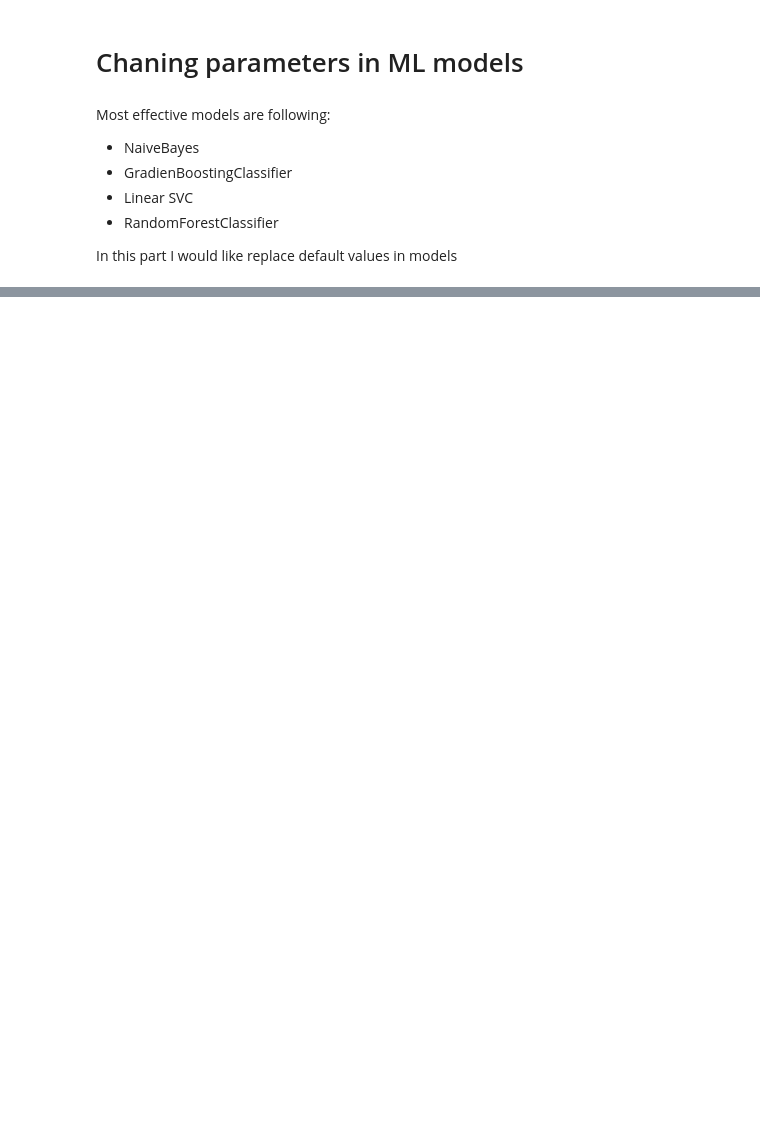
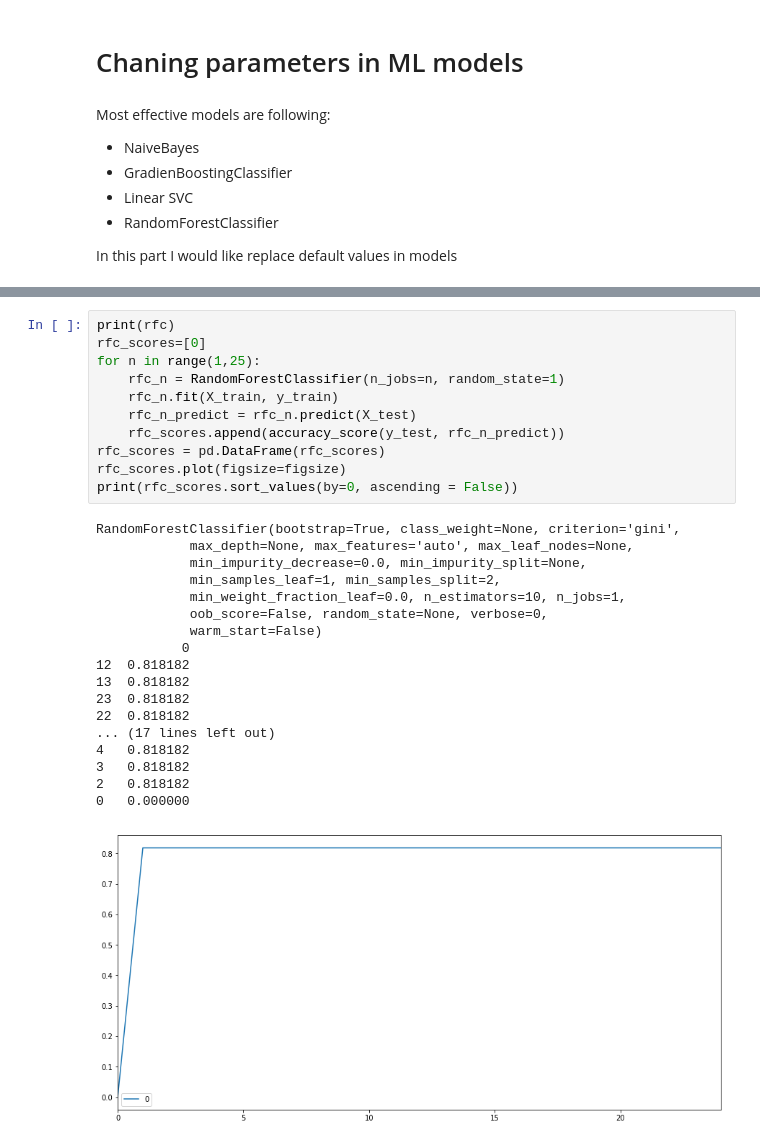
Before and after one commit to kaczikrol/Titanic_Machine_Learning_from_Disaster_kaggle, a Jupyter notebook: Titanic.ipynb, the cells around one changed output, grey strips where cells are left out. Cells and saved outputs as stored; diff of their text form; blank space fills up the shorter version.

```diff
--- a/Titanic.ipynb
+++ b/Titanic.ipynb
@@ -604,0 +687,30 @@ RandomForestClassifier(bootstrap=True, class_weight=None, criterion='gini',
+# %%
+print(rfc)
+rfc_scores=[0]
+for n in range(1,25):
+    rfc_n = RandomForestClassifier(n_jobs=n, random_state=1)
+    rfc_n.fit(X_train, y_train)
+    rfc_n_predict = rfc_n.predict(X_test)
+    rfc_scores.append(accuracy_score(y_test, rfc_n_predict))
+rfc_scores = pd.DataFrame(rfc_scores)
+rfc_scores.plot(figsize=figsize)
+print(rfc_scores.sort_values(by=0, ascending = False))
+# %% [output]
+RandomForestClassifier(bootstrap=True, class_weight=None, criterion='gini',
+            max_depth=None, max_features='auto', max_leaf_nodes=None,
+            min_impurity_decrease=0.0, min_impurity_split=None,
+            min_samples_leaf=1, min_samples_split=2,
+            min_weight_fraction_leaf=0.0, n_estimators=10, n_jobs=1,
+            oob_score=False, random_state=None, verbose=0,
+            warm_start=False)
+           0
+12  0.818182
+13  0.818182
+23  0.818182
+22  0.818182
+... (17 lines left out)
+4   0.818182
+3   0.818182
+2   0.818182
+0   0.000000
+[figure, added]
```
Also changed, not shown: parts of 15 cells of this notebook.
